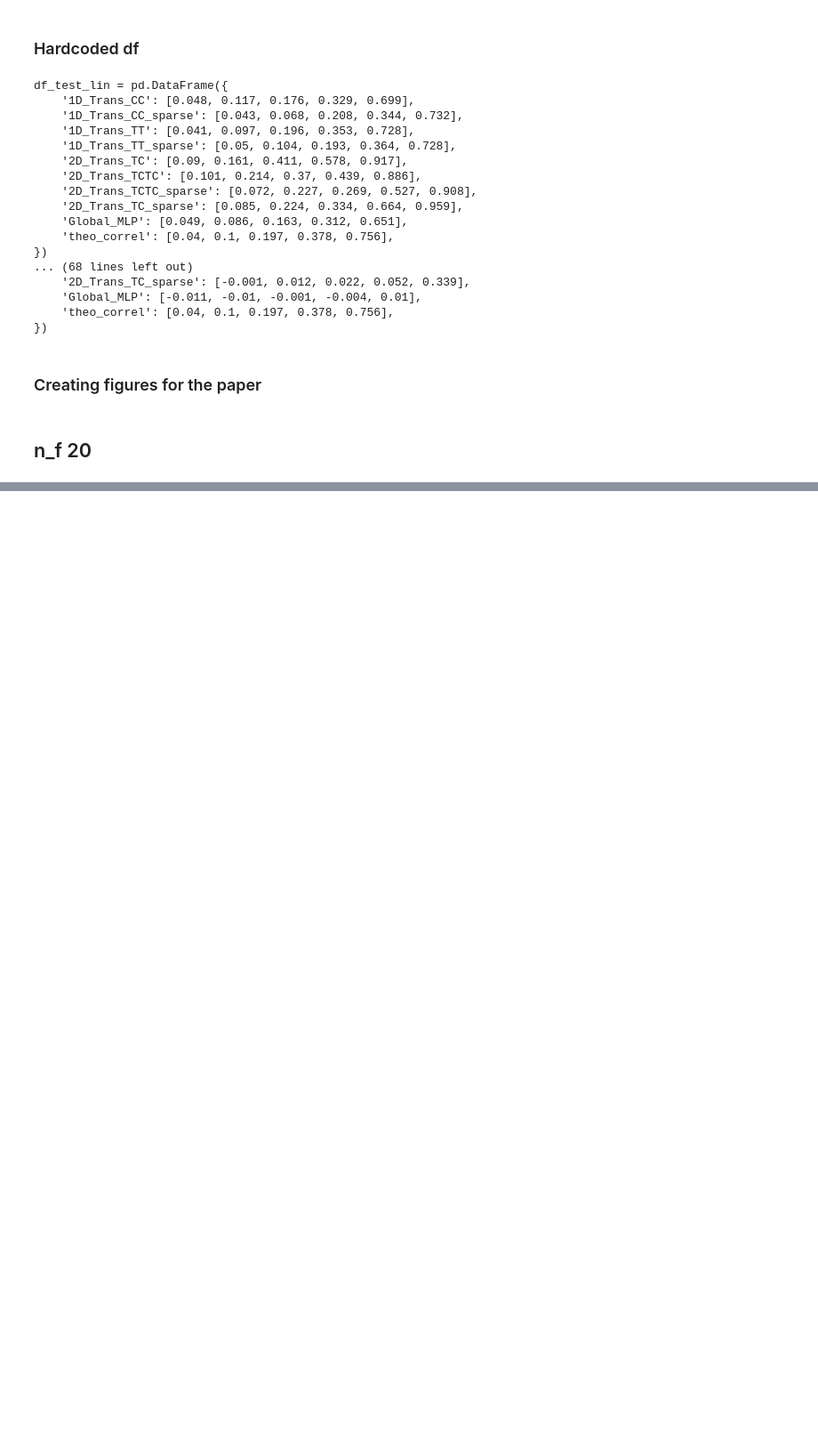
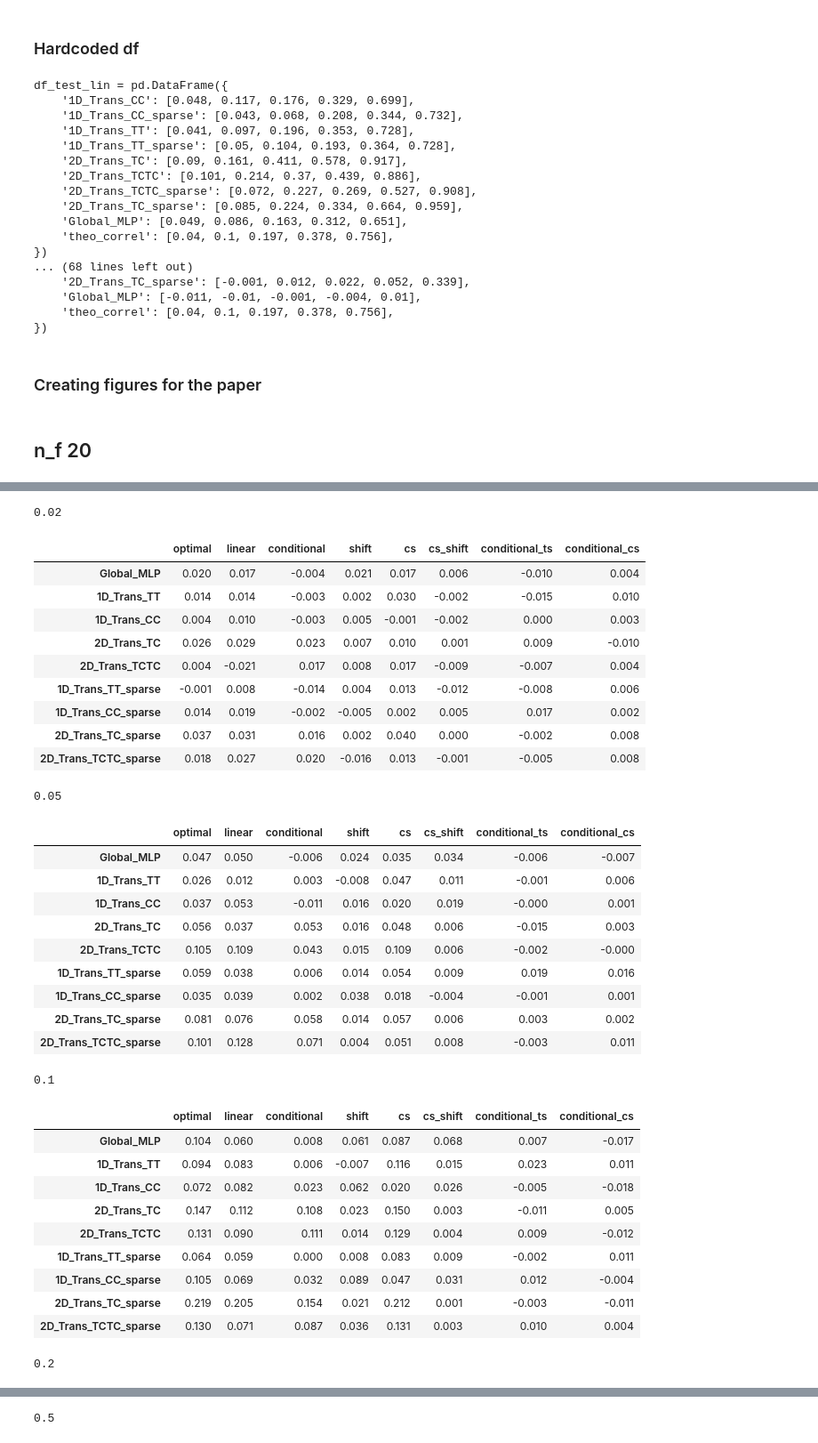
Before and after one commit to cyrilgarcia009/TSNN, a Jupyter notebook: notebooks/figures_for_paper3.ipynb, the cells around one changed output, grey strips where cells are left out. Shown at 89% size. Cells and saved outputs as stored; diff of their text form; code cells hidden in the pictures; blank space fills up the shorter version.

```diff
--- a/notebooks/figures_for_paper3.ipynb
+++ b/notebooks/figures_for_paper3.ipynb
@@ -620,0 +741,2 @@ df_test_CS_cond = pd.DataFrame({
+# %%
+dic_sum_effects_train1, dic_sum_effects_test1 = run_sum_models1([0.02, 0.05, 0.1, 0.2, 0.5])
@@ -620,0 +749,44 @@ df_test_CS_cond = pd.DataFrame({
+# %%
+def display_table1(df):
+    df_display = df.loc["Global_MLP":]
+    df_display = df_display.loc[:, "optimal":"conditional_cs"]
+    display(df_display.style.background_gradient(cmap='coolwarm', axis=0, vmin=None, vmax=None).format(precision=3))
+# %%
+for rho in [0.02, 0.05, 0.1, 0.2, 0.5]:
+    print(rho)
+    display_table1(dic_sum_effects_test1[rho])
+# %% [output]
+0.02
+|  | optimal | linear | conditional | shift | cs | cs_shift | conditional_ts | conditional_cs |
+| Global_MLP | 0.020 | 0.017 | -0.004 | 0.021 | 0.017 | 0.006 | -0.010 | 0.004 |
+| 1D_Trans_TT | 0.014 | 0.014 | -0.003 | 0.002 | 0.030 | -0.002 | -0.015 | 0.010 |
+| 1D_Trans_CC | 0.004 | 0.010 | -0.003 | 0.005 | -0.001 | -0.002 | 0.000 | 0.003 |
+| 2D_Trans_TC | 0.026 | 0.029 | 0.023 | 0.007 | 0.010 | 0.001 | 0.009 | -0.010 |
+| 2D_Trans_TCTC | 0.004 | -0.021 | 0.017 | 0.008 | 0.017 | -0.009 | -0.007 | 0.004 |
+| 1D_Trans_TT_sparse | -0.001 | 0.008 | -0.014 | 0.004 | 0.013 | -0.012 | -0.008 | 0.006 |
+| 1D_Trans_CC_sparse | 0.014 | 0.019 | -0.002 | -0.005 | 0.002 | 0.005 | 0.017 | 0.002 |
+| 2D_Trans_TC_sparse | 0.037 | 0.031 | 0.016 | 0.002 | 0.040 | 0.000 | -0.002 | 0.008 |
+| 2D_Trans_TCTC_sparse | 0.018 | 0.027 | 0.020 | -0.016 | 0.013 | -0.001 | -0.005 | 0.008 |
+0.05
+|  | optimal | linear | conditional | shift | cs | cs_shift | conditional_ts | conditional_cs |
+| Global_MLP | 0.047 | 0.050 | -0.006 | 0.024 | 0.035 | 0.034 | -0.006 | -0.007 |
+| 1D_Trans_TT | 0.026 | 0.012 | 0.003 | -0.008 | 0.047 | 0.011 | -0.001 | 0.006 |
+| 1D_Trans_CC | 0.037 | 0.053 | -0.011 | 0.016 | 0.020 | 0.019 | -0.000 | 0.001 |
+| 2D_Trans_TC | 0.056 | 0.037 | 0.053 | 0.016 | 0.048 | 0.006 | -0.015 | 0.003 |
+| 2D_Trans_TCTC | 0.105 | 0.109 | 0.043 | 0.015 | 0.109 | 0.006 | -0.002 | -0.000 |
+| 1D_Trans_TT_sparse | 0.059 | 0.038 | 0.006 | 0.014 | 0.054 | 0.009 | 0.019 | 0.016 |
+| 1D_Trans_CC_sparse | 0.035 | 0.039 | 0.002 | 0.038 | 0.018 | -0.004 | -0.001 | 0.001 |
+| 2D_Trans_TC_sparse | 0.081 | 0.076 | 0.058 | 0.014 | 0.057 | 0.006 | 0.003 | 0.002 |
+| 2D_Trans_TCTC_sparse | 0.101 | 0.128 | 0.071 | 0.004 | 0.051 | 0.008 | -0.003 | 0.011 |
+0.1
+|  | optimal | linear | conditional | shift | cs | cs_shift | conditional_ts | conditional_cs |
+| Global_MLP | 0.104 | 0.060 | 0.008 | 0.061 | 0.087 | 0.068 | 0.007 | -0.017 |
+| 1D_Trans_TT | 0.094 | 0.083 | 0.006 | -0.007 | 0.116 | 0.015 | 0.023 | 0.011 |
+| 1D_Trans_CC | 0.072 | 0.082 | 0.023 | 0.062 | 0.020 | 0.026 | -0.005 | -0.018 |
+| 2D_Trans_TC | 0.147 | 0.112 | 0.108 | 0.023 | 0.150 | 0.003 | -0.011 | 0.005 |
+| 2D_Trans_TCTC | 0.131 | 0.090 | 0.111 | 0.014 | 0.129 | 0.004 | 0.009 | -0.012 |
+| 1D_Trans_TT_sparse | 0.064 | 0.059 | 0.000 | 0.008 | 0.083 | 0.009 | -0.002 | 0.011 |
+| 1D_Trans_CC_sparse | 0.105 | 0.069 | 0.032 | 0.089 | 0.047 | 0.031 | 0.012 | -0.004 |
+| 2D_Trans_TC_sparse | 0.219 | 0.205 | 0.154 | 0.021 | 0.212 | 0.001 | -0.003 | -0.011 |
+| 2D_Trans_TCTC_sparse | 0.130 | 0.071 | 0.087 | 0.036 | 0.131 | 0.003 | 0.010 | 0.004 |
+0.2
@@ -620,0 +803 @@ df_test_CS_cond = pd.DataFrame({
+0.5
```
Also changed, not shown: parts of 16 cells of this notebook.
